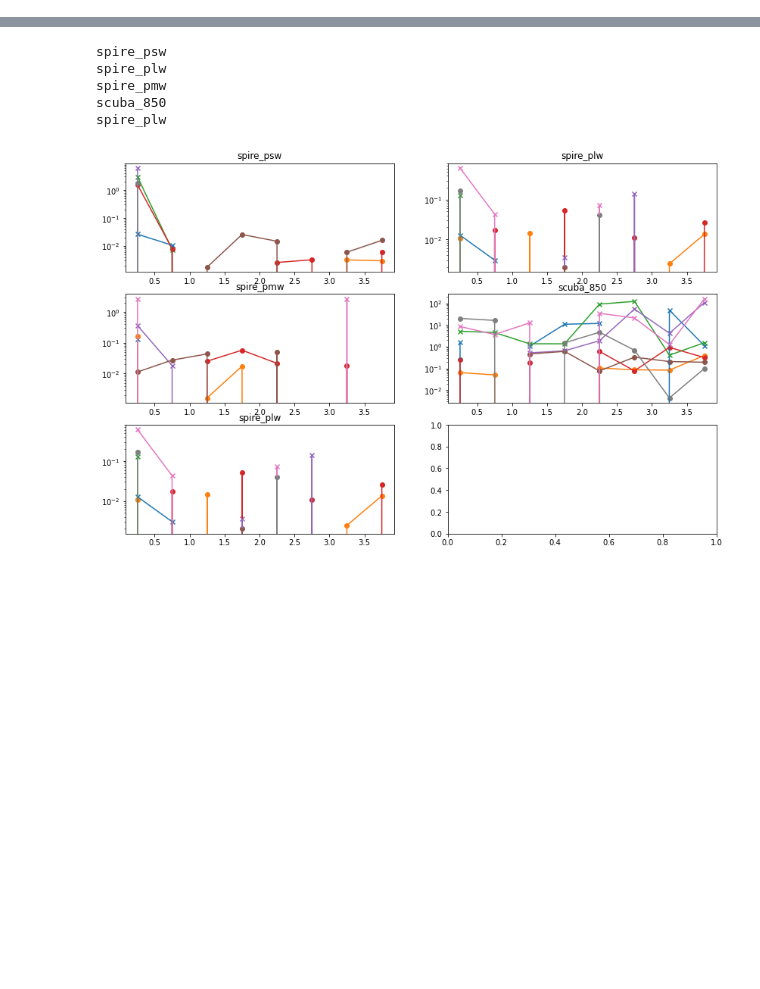
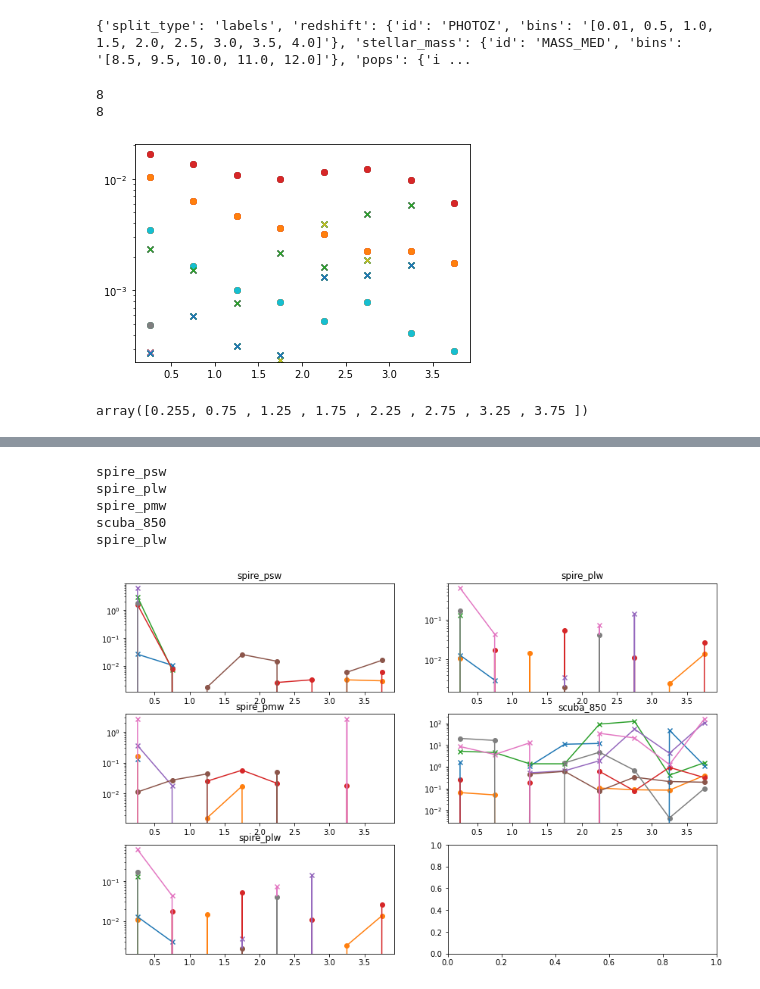
Before and after one commit to marcoviero/simstack2, a Jupyter notebook: example_simstack2.ipynb, the cells around one changed output, grey strips where cells are left out. Drawn from its saved outputs; the diff is of its cells as text; code cells hidden in the pictures; blank space fills up the shorter version.

```diff
--- a/example_simstack2.ipynb
+++ b/example_simstack2.ipynb
@@ -50,2 +82,30 @@ print(wavelengths)
+# %%
+split_dict = json.loads(cosmos.config_dict['catalog']['classification'])
+print(split_dict)
+# %% [output]
+{'split_type': 'labels', 'redshift': {'id': 'PHOTOZ', 'bins': '[0.01, 0.5, 1.0, 1.5, 2.0, 2.5, 3.0, 3.5, 4.0]'}, 'stellar_mass': {'id': 'MASS_MED', 'bins': '[8.5, 9.5, 10.0, 11.0, 12.0]'}, 'pops': {'i ...
+# %%
+zbins = np.array(json.loads(split_dict['redshift']['bins']))
+x = np.array(zbins[:-1]+zbins[1:])*0.5
+print(len(x))
+print(len(cosmos.results_dict[wv]['flux_density'][:,0,0]))
+# %% [output]
+8
+8
+# %%
+asize=np.shape(cosmos.results_dict[wv]['flux_density'])
+marker = ['x','o']
+#plt.subplots(1,3, figsize=(14,6))
+for iwv, wv in enumerate(cosmos.results_dict):
+    for imass in range(asize[1]):
+        for ipop in range(asize[2]):
+            plt.scatter(x, cosmos.results_dict['spire_psw']['flux_density'][:,imass,ipop], marker = marker[ipop])
+            plt.yscale('log')
+# %% [output]
+[figure, added]
+# %%
+x
+# %% [output]
+array([0.255, 0.75 , 1.25 , 1.75 , 2.25 , 2.75 , 3.25 , 3.75 ])
 # %%
 split_dict = json.loads(cosmos.config_dict['catalog']['classification'])
```
Also changed, not shown: parts of 14 cells of this notebook, 7 other files.
